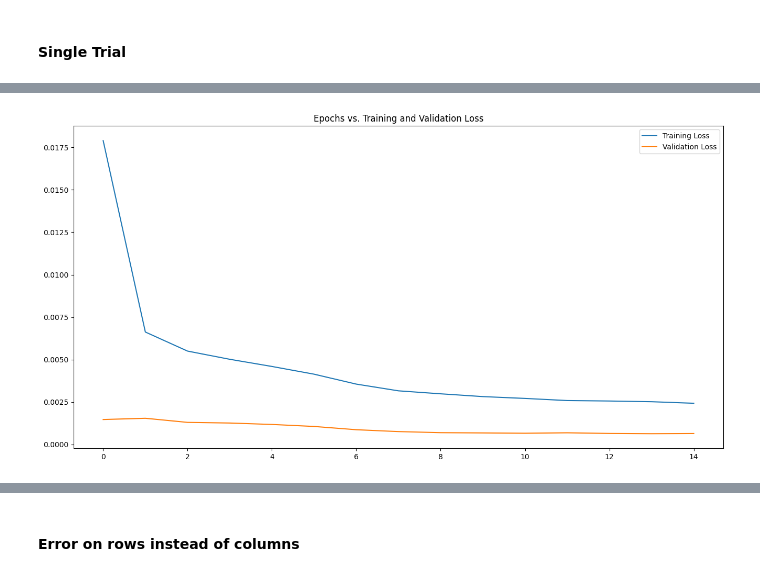
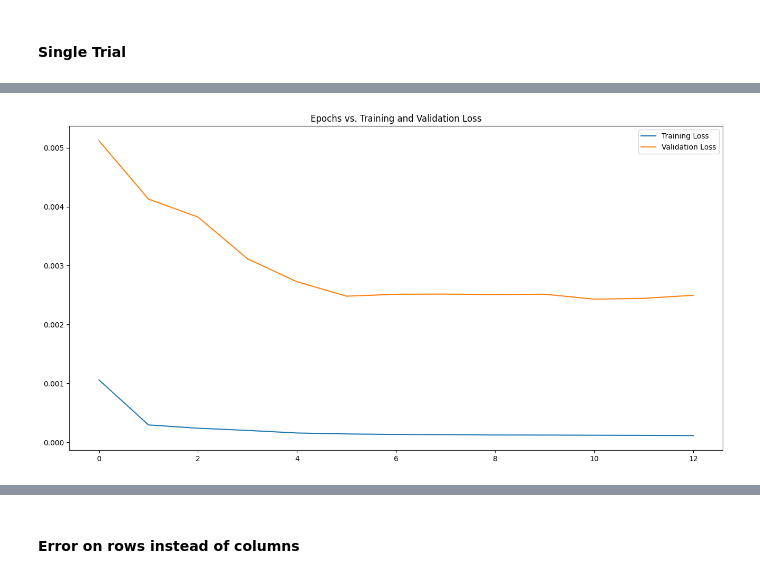
Before and after one commit to GiovanniPerri23/master_thesis, a Jupyter notebook: notebooks_try/LSTM_model.ipynb, the cells around one changed output, grey strips where cells are left out. Saved outputs shown, nothing was run; the diff lists cells and outputs as text; code cells hidden in the pictures.

```diff
--- a/notebooks_try/LSTM_model.ipynb
+++ b/notebooks_try/LSTM_model.ipynb
@@ -59,7 +65,7 @@ df_total_load_f = df_total_load.iloc[:,:-1]
 # df_temp = df[['PUN','PUN_d+1-7','GAS','GiornoSettimana', 'Ora', 'holiday']]
 # %%
 # Choose dataset input
-dataset_input = make_yearly_dataset(df, 2022, 2023)
+dataset_input = make_yearly_dataset(df, 2019, 2023)
 print(dataset_input.tail(5))
 # %% [output]
                               PUN  PUN_d+1-7  PUN_d+1-14    GAS  GAS_d+1-7
@@ -152,7 +156,7 @@ model.add(Dense(y_train.shape[1]))  # Output layer ha un neurone per ogni ora da
 early_stopping = EarlyStopping(monitor='val_loss', patience=7, min_delta=0.0002, restore_best_weights=True)
 
 model.compile(optimizer='adam', loss='mean_squared_error')
-univariate_history = model.fit(X_train, y_train, epochs=40,
+history = model.fit(X_train, y_train, epochs=40,
                                 batch_size=64, validation_split=0.2,
                                 callbacks = [early_stopping])
 
@@ -186,7 +183,7 @@ Epoch 15/40
 # %%
-plot_model_loss(univariate_history)
+plot_model_loss(history)
 # %% [output]
-[figure, old version]
+[figure, new version]
 # %%
 # Valuta il modello
 loss = model.evaluate(X_test, y_test)
```
Also changed, not shown: parts of 30 cells of this notebook.
